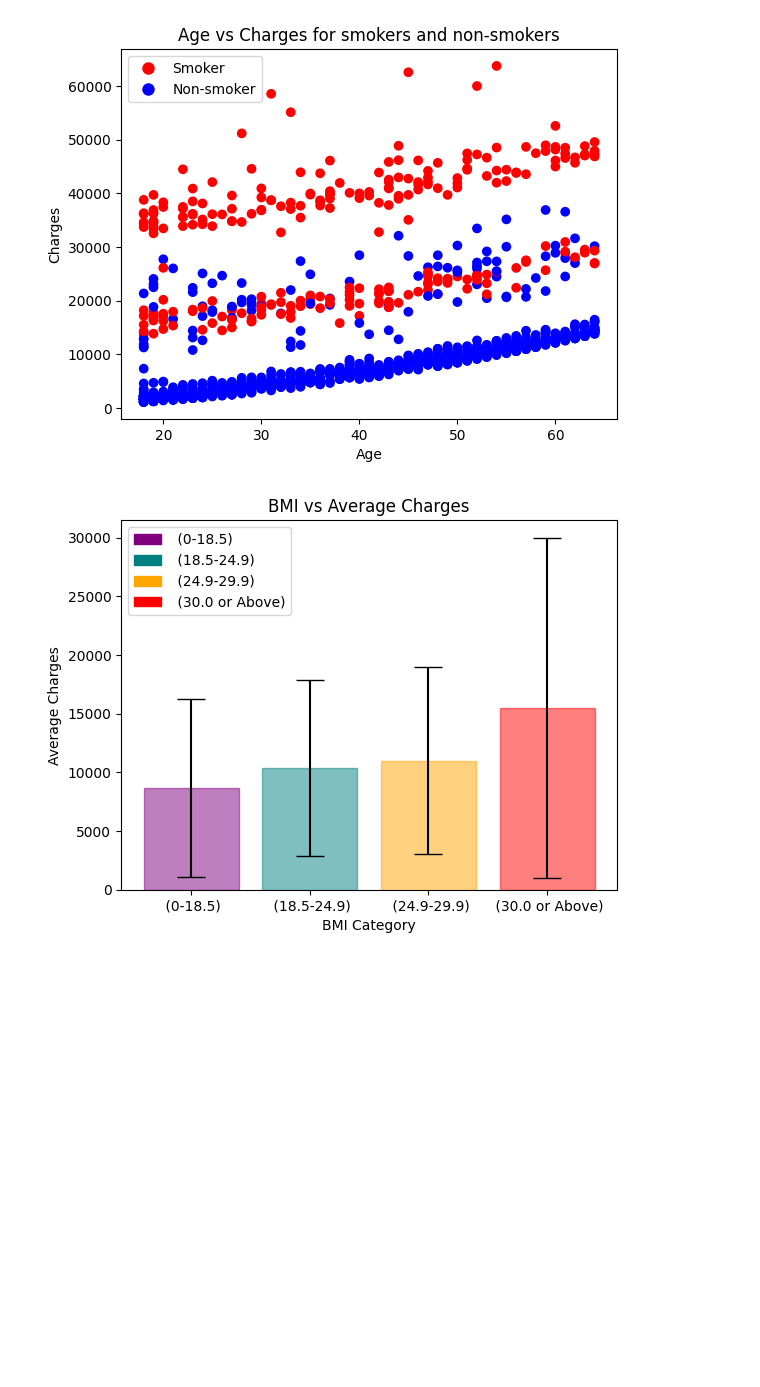
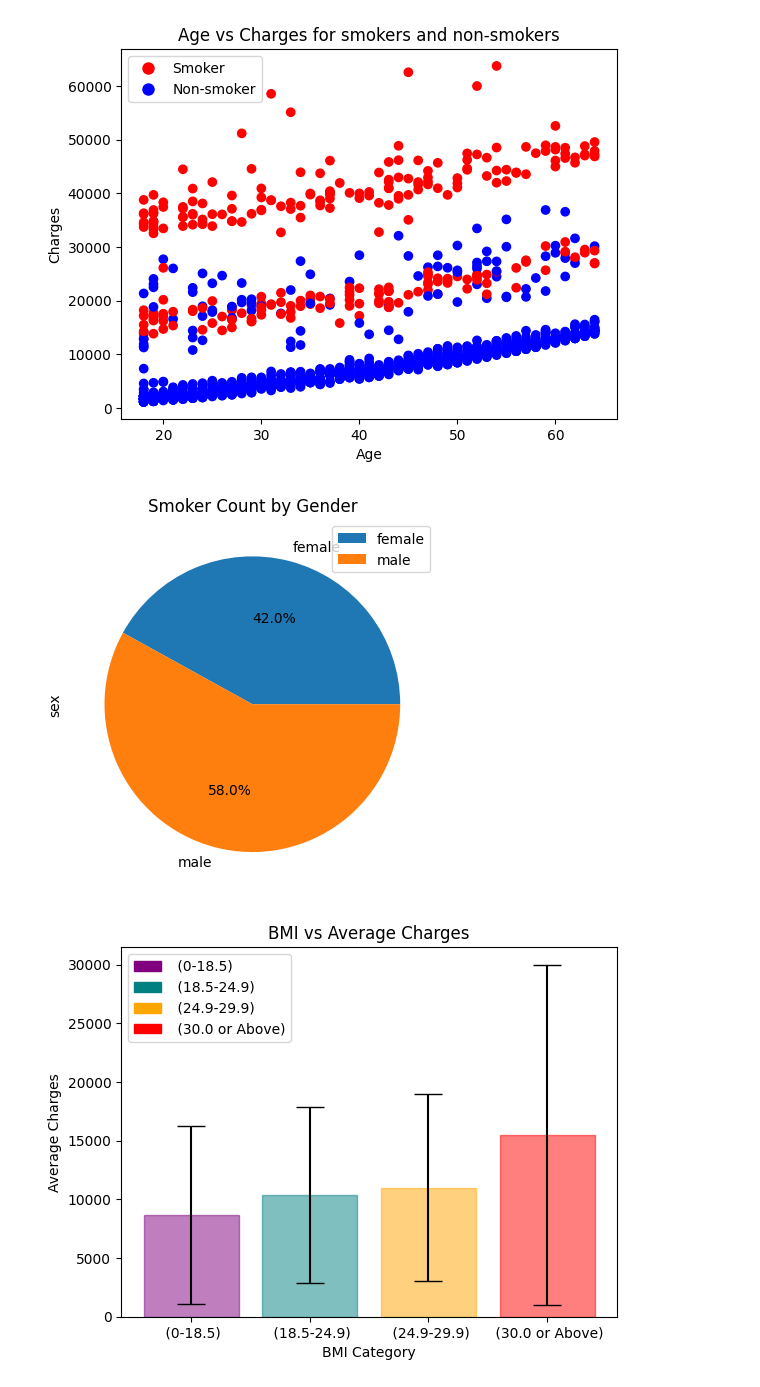
Before and after one commit to PeEnAvRi/Project3CanCode, a Jupyter notebook: Project3CanCodePedro.ipynb, the cells around one changed output. Saved outputs shown, nothing was run; the diff lists cells and outputs as text; code cells hidden in the pictures; blank space fills up the shorter version.

```diff
--- a/Project3CanCodePedro.ipynb
+++ b/Project3CanCodePedro.ipynb
@@ -250,6 +311,30 @@ plt.title('Age vs Charges for smokers and non-smokers')
 plt.show()
 # %% [output]
 [figure]
+# %%
+import pandas as pd
+import matplotlib.pyplot as plt
+
+# Load data from URL
+df = pd.read_csv('https://raw.githubusercontent.com/PeEnAvRi/Project3CanCode/main/insurance.csv')
+
+# Filter data to include only smokers
+smokers = df[df['smoker'] == 'yes']
+
+# Group data by sex and count the number of occurrences
+smoker_counts = smokers.groupby(['sex'])['sex'].count()
+
+# Plot the data as a pie chart
+smoker_counts.plot(kind='pie', autopct='%1.1f%%')
+
+# Add title and legend to the chart
+plt.title('Smoker Count by Gender')
+plt.legend(labels=smoker_counts.index, loc="best")
+
+# Show the chart
+plt.show()
+# %% [output]
+[figure, added]
 # %%
 import pandas as pd
 import matplotlib.pyplot as plt
```
Also changed, not shown: parts of 3 cells of this notebook.
